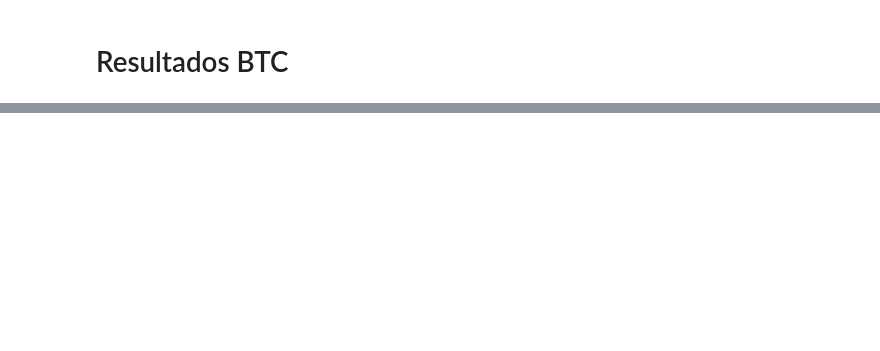
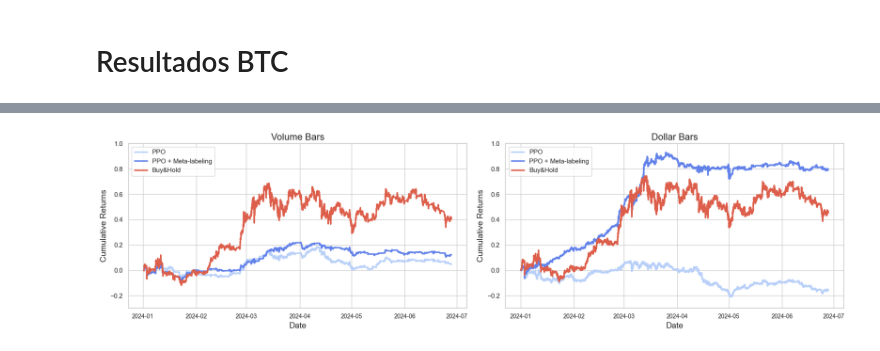
Before and after one commit to alexdlp/math_tfm, a Jupyter notebook: 05_meta_labeling/03_results.ipynb, the cells around one changed output, grey strips where cells are left out. Saved outputs shown, nothing was run; the diff lists cells and outputs as text; code cells hidden in the pictures; blank space fills up the shorter version.

```diff
--- a/05_meta_labeling/03_results.ipynb
+++ b/05_meta_labeling/03_results.ipynb
@@ -267,2 +220,10 @@ plt.show()
 # %% [markdown]
 # Resultados BTC
+# %%
+#BTC_ORIG_META_RETURNS = pd.read_parquet(r'meta_model_btc_original_results.parquet')
+BTC_VOLUME_META_RETURNS = pd.read_parquet(r'meta_model_btc_volume_results.parquet')
+BTC_DOLLAR_META_RETURNS = pd.read_parquet(r'meta_model_btc_dollar_results.parquet')
+
+#BTC_ORIG_META_RETURNS.set_index('date', inplace = True)
+BTC_VOLUME_META_RETURNS.set_index('date', inplace = True)
+BTC_DOLLAR_META_RETURNS.set_index('date', inplace = True)
@@ -268,0 +261,51 @@ plt.show()
+# %%
+
+filename = 'final_btc_strategy_comparison_horizontal'
+
+sns.set(style="whitegrid")
+palette = sns.color_palette("coolwarm", 7)
+# plots en vertical
+plt.figure(figsize=(18, 5))
+
+# Plot 1: Original Bars
+#plt.subplot(1, 2, 1)
+# plt.plot(calculate_cumm_returns(SPY_ORIG_META_RETURNS['predicted_returns']), label='PPO')
+# plt.plot(calculate_cumm_returns(SPY_ORIG_META_RETURNS['filtered_returns']), label='PPO + Meta-labeling')
+# plt.plot(calculate_cumm_returns(SPY_ORIG_META_RETURNS['buy_and_hold']), label='Buy&Hold')
+# plt.title('Original Bars', fontsize=16)
+# plt.xlabel('Date', fontsize=14)
+# plt.ylabel('Cumulative Returns', fontsize=14)
+# plt.xticks(fontsize=10)
+# plt.ylim(-0.025, 0.25)  # Establecer límites en el eje Y
+# plt.legend(loc='upper left')  # Colocar la leyenda a la izquierda
+
+# Plot 2: Volume Bars
+plt.subplot(1, 2, 1)
+sns.lineplot(calculate_cumm_returns(BTC_VOLUME_META_RETURNS['predicted_returns']), label='PPO', lw=2.5,color=palette[2])
+sns.lineplot(calculate_cumm_returns(BTC_VOLUME_META_RETURNS['filtered_returns']), label='PPO + Meta-labeling', lw=2.5,color=palette[0])
+sns.lineplot(calculate_cumm_returns(BTC_VOLUME_META_RETURNS['buy_and_hold']), label='Buy&Hold', lw=2.5,color=palette[6])
+plt.title('Volume Bars', fontsize=16)
+plt.xlabel('Date', fontsize=14)
+plt.ylabel('Cumulative Returns', fontsize=14)
+plt.xticks(fontsize=10)
+plt.ylim(-0.3, 1.0)  # Establecer límites en el eje Y
+plt.legend(loc='upper left')  # Colocar la leyenda a la izquierda
+
+# Plot 3: Dollar Bars
+plt.subplot(1, 2, 2)
+sns.lineplot(calculate_cumm_returns(BTC_DOLLAR_META_RETURNS['predicted_returns']), label='PPO', lw=2.5,color=palette[2])
+sns.lineplot(calculate_cumm_returns(BTC_DOLLAR_META_RETURNS['filtered_returns']), label='PPO + Meta-labeling', lw=2.5,color=palette[0])
+sns.lineplot(calculate_cumm_returns(BTC_DOLLAR_META_RETURNS['buy_and_hold']), label='Buy&Hold', lw=2.5,color=palette[6])
+plt.title('Dollar Bars', fontsize=16)
+plt.xlabel('Date', fontsize=14)
+plt.ylabel('Cumulative Returns', fontsize=14)
+plt.xticks(fontsize=10)
+plt.ylim(-0.3, 1.0)  # Establecer límites en el eje Y
+plt.legend(loc='upper left')  # Colocar la leyenda a la izquierda
+
+plt.tight_layout()
+plt.savefig('../tfm/figures/' + filename + '.png')
+
+plt.show()
+# %% [output]
+[figure, added]
```
Also changed, not shown: parts of 10 cells of this notebook, 22 other files.
